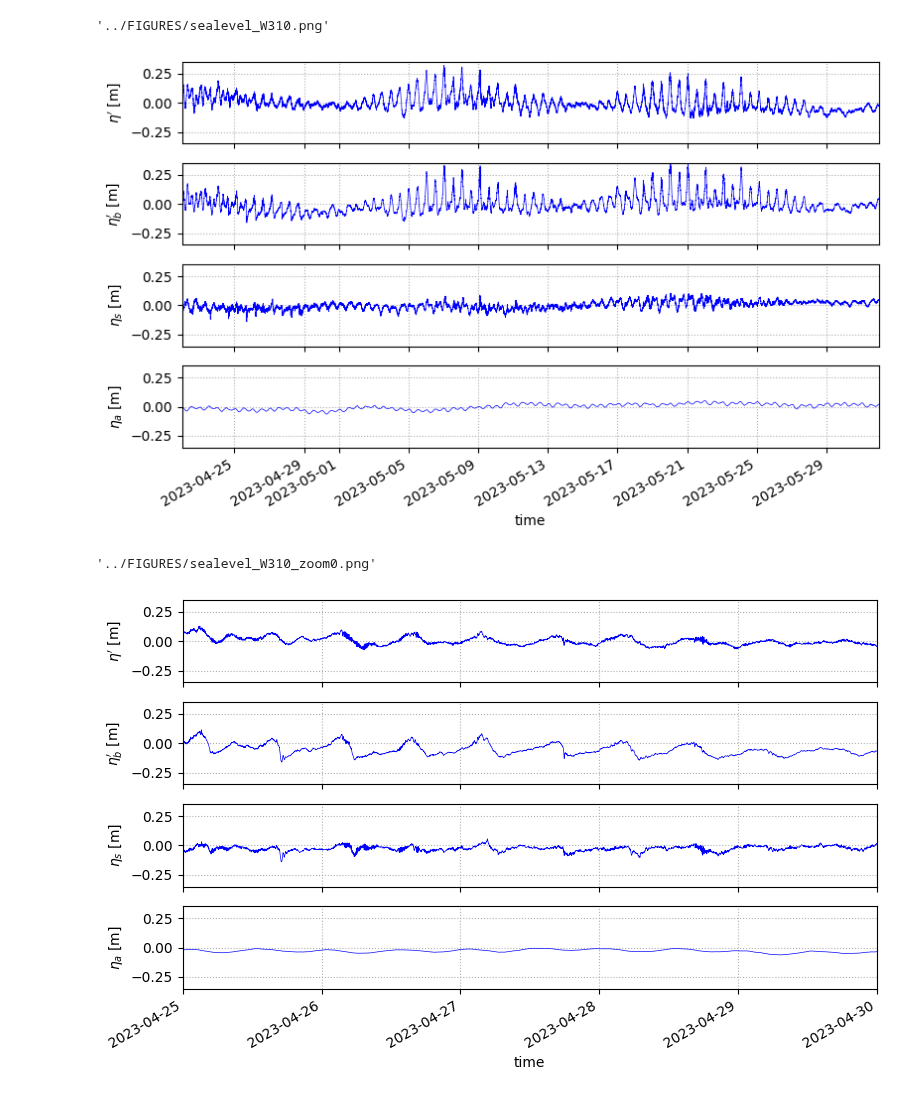
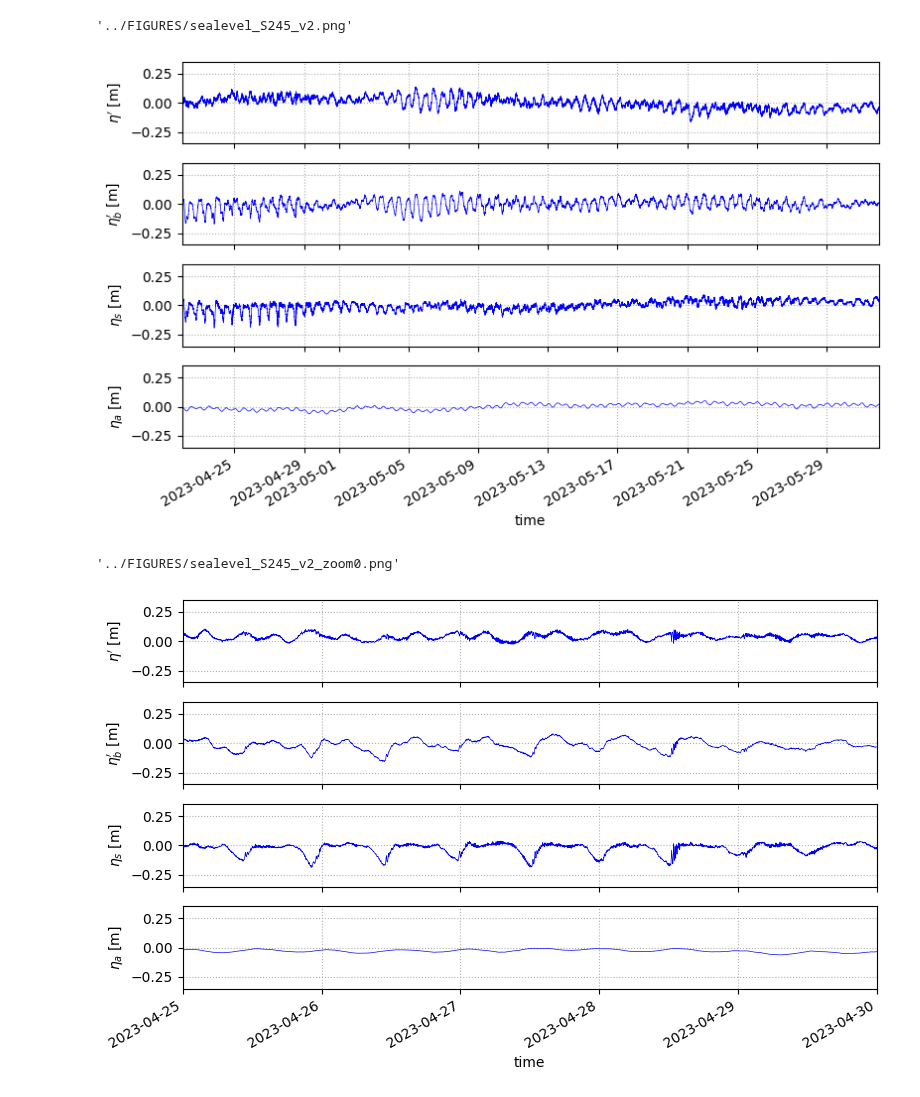
Before and after one commit to TIDE-ITRH/swot_adac_naust, a Jupyter notebook: NOTEBOOKS/inspect_sealevel_obs.ipynb, the cells around one changed output. Cells and saved outputs as stored; diff of their text form; code cells hidden in the pictures.

```diff
--- a/NOTEBOOKS/inspect_sealevel_obs.ipynb
+++ b/NOTEBOOKS/inspect_sealevel_obs.ipynb
@@ -5,9 +5,10 @@ import numpy as np
 import pandas as pd
 import os
 # %%
-mooring = 'W310'
-# mooring = 'S245'
-ds = xr.open_dataset(f'~/data/ProjectsActive/SWOT_NAust/DATA/mooring_sealevel_{mooring}_v2.nc')
+# mooring = 'W310'
+mooring = 'S245'
+version = 'v2'
+ds = xr.open_dataset(f'~/data/ProjectsActive/SWOT_NAust/DATA/mooring_sealevel_{mooring}_{version}.nc')
 ds
 # %% [output]
 <xarray.Dataset>
@@ -78,19 +79,19 @@ xlims = (ds.time[0], ds.time[-1])
 ylims = (-0.35, 0.35)
 c = 'b'
 plot_fig(xlims, ylims, c)
-outfile=f'../FIGURES/sealevel_{mooring}.png'
+outfile=f'../FIGURES/sealevel_{mooring}_{version}.png'
 plt.savefig(outfile)
 outfile
 # %% [output]
-'../FIGURES/sealevel_W310.png'
+'../FIGURES/sealevel_S245_v2.png'
-[figure, old version]
+[figure, new version]
 # %%
 plot_fig((np.datetime64('2023-04-25'), np.datetime64('2023-04-30')), ylims, c)
-outfile=f'../FIGURES/sealevel_{mooring}_zoom0.png'
+outfile=f'../FIGURES/sealevel_{mooring}_{version}_zoom0.png'
 plt.savefig(outfile)
 outfile
 # %% [output]
-'../FIGURES/sealevel_W310_zoom0.png'
+'../FIGURES/sealevel_S245_v2_zoom0.png'
-[figure, old version]
+[figure, new version]
 # %%
 plot_fig((np.datetime64('2023-04-28'), np.datetime64('2023-04-29')), ylims, c)
```
Also changed, not shown: parts of 4 cells of this notebook, 3 other files.
